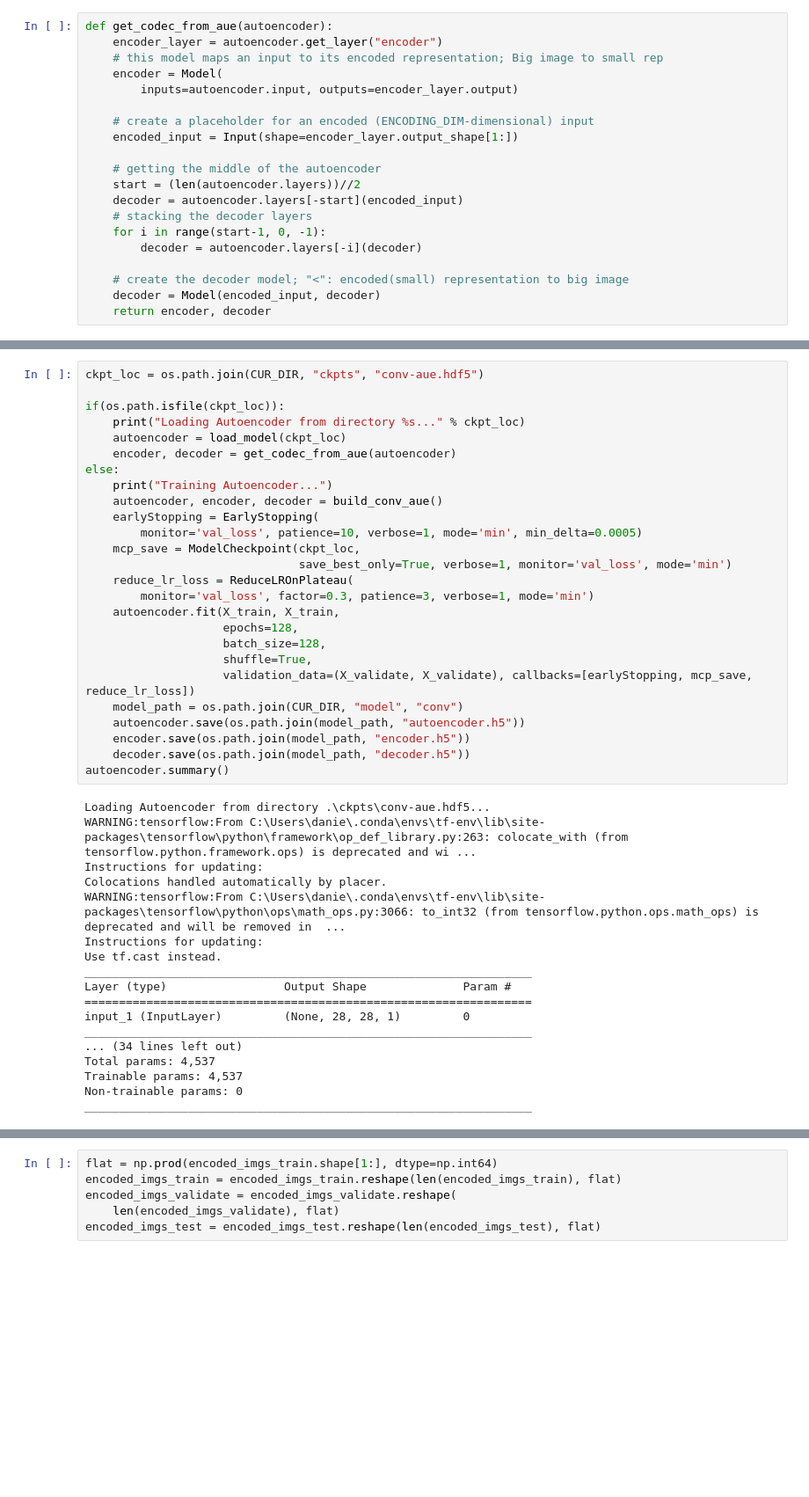
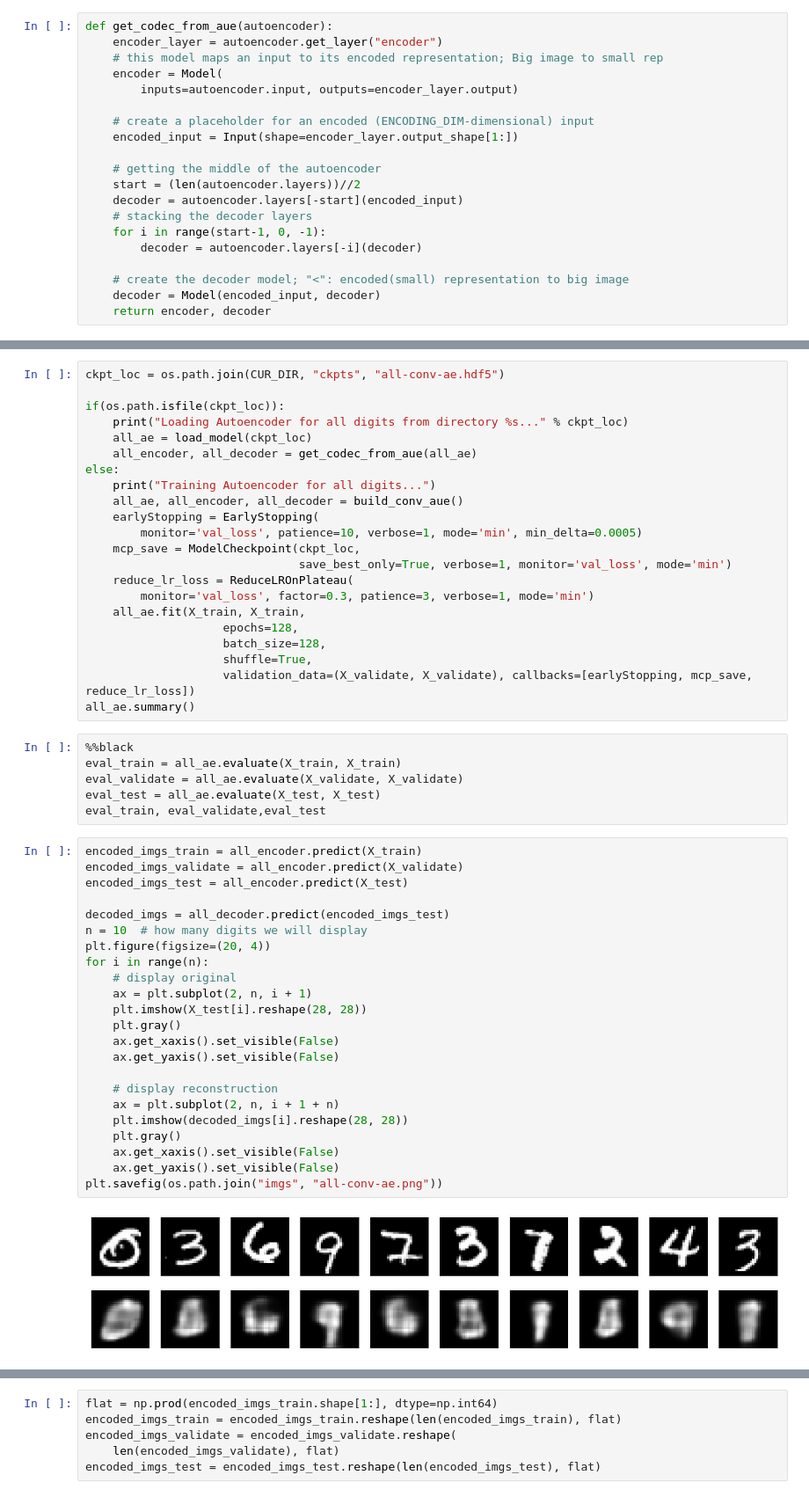
Before and after one commit to ChiShao/cnn-auto-encoder, a Jupyter notebook: conv-autoencoder.ipynb, the cells around one changed output, grey strips where cells are left out. Shown at 88% size. Drawn from its saved outputs; the diff is of its cells as text; blank space fills up the shorter version.

```diff
--- a/conv-autoencoder.ipynb
+++ b/conv-autoencoder.ipynb
@@ -154,45 +206,54 @@ plt.imshow(X_train[2].reshape((28,28)),cmap="gray")
 # %%
-ckpt_loc = os.path.join(CUR_DIR, "ckpts", "conv-aue.hdf5")
+ckpt_loc = os.path.join(CUR_DIR, "ckpts", "all-conv-ae.hdf5")
 
 if(os.path.isfile(ckpt_loc)):
-    print("Loading Autoencoder from directory %s..." % ckpt_loc)
-    autoencoder = load_model(ckpt_loc)
-    encoder, decoder = get_codec_from_aue(autoencoder)
+    print("Loading Autoencoder for all digits from directory %s..." % ckpt_loc)
+    all_ae = load_model(ckpt_loc)
+    all_encoder, all_decoder = get_codec_from_aue(all_ae)
 else:
-    print("Training Autoencoder...")
-    autoencoder, encoder, decoder = build_conv_aue()
+    print("Training Autoencoder for all digits...")
+    all_ae, all_encoder, all_decoder = build_conv_aue()
     earlyStopping = EarlyStopping(
         monitor='val_loss', patience=10, verbose=1, mode='min', min_delta=0.0005)
     mcp_save = ModelCheckpoint(ckpt_loc,
                                save_best_only=True, verbose=1, monitor='val_loss', mode='min')
     reduce_lr_loss = ReduceLROnPlateau(
         monitor='val_loss', factor=0.3, patience=3, verbose=1, mode='min')
-    autoencoder.fit(X_train, X_train,
+    all_ae.fit(X_train, X_train,
                     epochs=128,
                     batch_size=128,
                     shuffle=True,
                     validation_data=(X_validate, X_validate), callbacks=[earlyStopping, mcp_save, reduce_lr_loss])
-    model_path = os.path.join(CUR_DIR, "model", "conv")
-    autoencoder.save(os.path.join(model_path, "autoencoder.h5"))
-    encoder.save(os.path.join(model_path, "encoder.h5"))
-    decoder.save(os.path.join(model_path, "decoder.h5"))
-autoencoder.summary()
+all_ae.summary()
-# %% [output]
-Loading Autoencoder from directory .\ckpts\conv-aue.hdf5...
-WARNING:tensorflow:From C:\Users\danie\.conda\envs\tf-env\lib\site-packages\tensorflow\python\framework\op_def_library.py:263: colocate_with (from tensorflow.python.framework.ops) is deprecated and wi ...
-Instructions for updating:
-Colocations handled automatically by placer.
-WARNING:tensorflow:From C:\Users\danie\.conda\envs\tf-env\lib\site-packages\tensorflow\python\ops\math_ops.py:3066: to_int32 (from tensorflow.python.ops.math_ops) is deprecated and will be removed in  ...
-Instructions for updating:
-Use tf.cast instead.
-_________________________________________________________________
-Layer (type)                 Output Shape              Param #
-=================================================================
-input_1 (InputLayer)         (None, 28, 28, 1)         0
-_________________________________________________________________
-... (34 lines left out)
-Total params: 4,537
-Trainable params: 4,537
-Non-trainable params: 0
-_________________________________________________________________
+# %%
+%%black
+eval_train = all_ae.evaluate(X_train, X_train)
+eval_validate = all_ae.evaluate(X_validate, X_validate)
+eval_test = all_ae.evaluate(X_test, X_test)
+eval_train, eval_validate,eval_test
+# %%
+encoded_imgs_train = all_encoder.predict(X_train)
+encoded_imgs_validate = all_encoder.predict(X_validate)
+encoded_imgs_test = all_encoder.predict(X_test)
+
+decoded_imgs = all_decoder.predict(encoded_imgs_test)
+n = 10  # how many digits we will display
+plt.figure(figsize=(20, 4))
+for i in range(n):
+    # display original
+    ax = plt.subplot(2, n, i + 1)
+    plt.imshow(X_test[i].reshape(28, 28))
+    plt.gray()
+    ax.get_xaxis().set_visible(False)
+    ax.get_yaxis().set_visible(False)
+
+    # display reconstruction
+    ax = plt.subplot(2, n, i + 1 + n)
+    plt.imshow(decoded_imgs[i].reshape(28, 28))
+    plt.gray()
+    ax.get_xaxis().set_visible(False)
+    ax.get_yaxis().set_visible(False)
+plt.savefig(os.path.join("imgs", "all-conv-ae.png"))
+# %% [output]
+[figure, added]
 # %%
```
Also changed, not shown: parts of 29 cells of this notebook, 2 other files.
